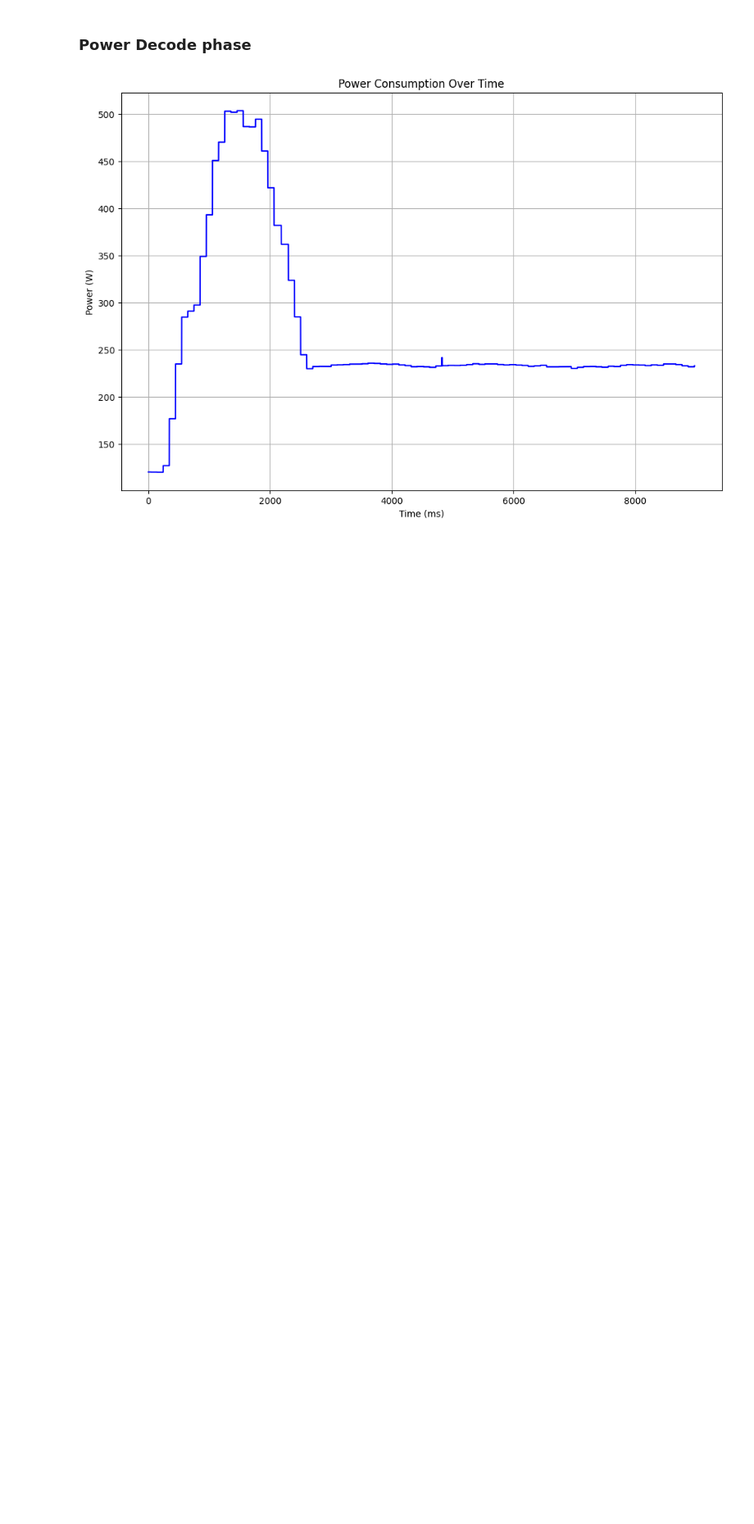
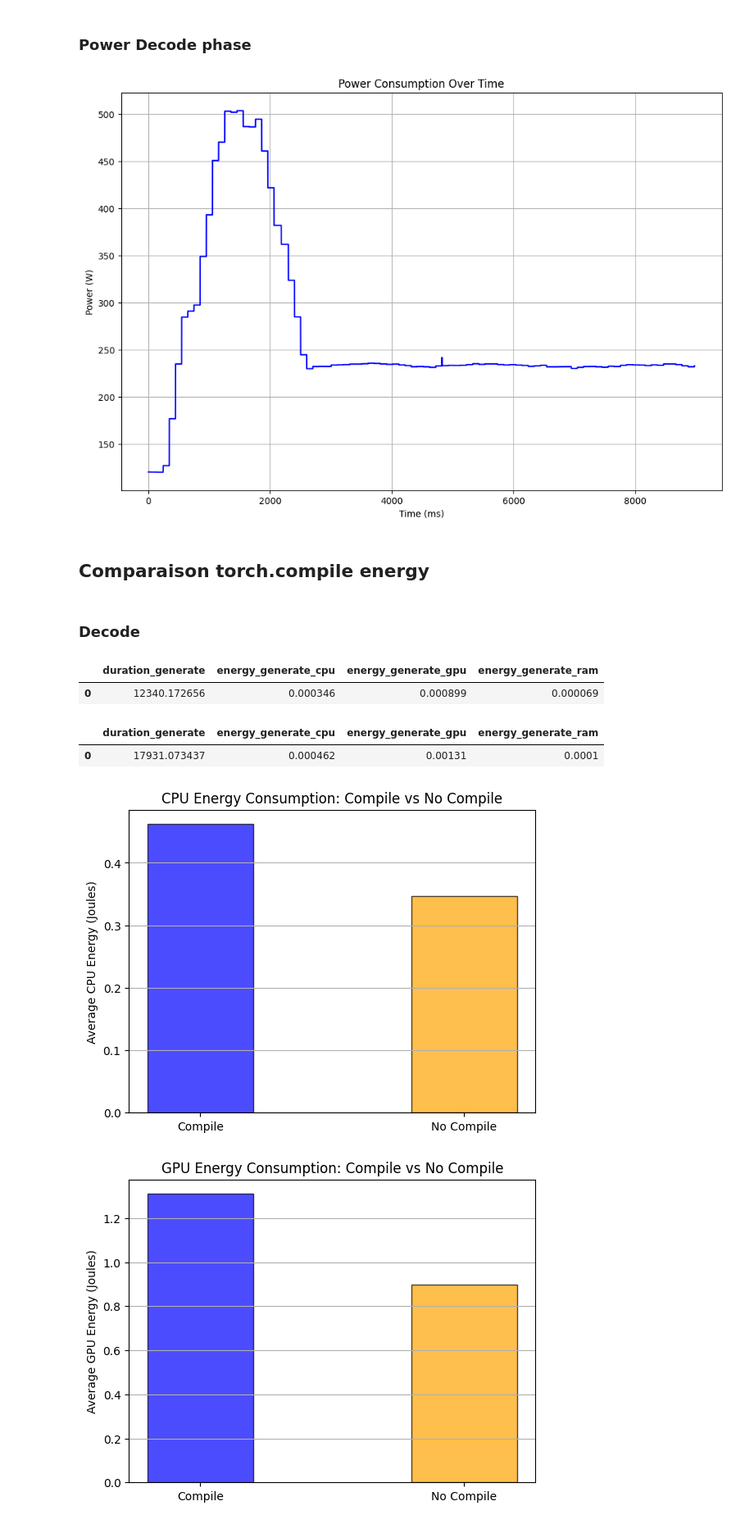
Before and after one commit to JulienDelavande/benchlab, a Jupyter notebook: microbench/test.ipynb, the cells around one changed output. Shown at 82% size. Drawn from its saved outputs; the diff is of its cells as text; code cells hidden in the pictures; blank space fills up the shorter version.

```diff
--- a/microbench/test.ipynb
+++ b/microbench/test.ipynb
@@ -312,3 +312,41 @@ plt.grid(True)
 plt.show()
 # %% [output]
 [figure]
+# %% [markdown]
+## Comparaison torch.compile energy
+# %% [markdown]
+### Decode
+# %%
+import pandas as pd
+csv_decode_compile = pd.read_csv("./tmp/energyllama8Bcompile_generate_results_bs1_input_length128_runs5_2025-07-10-15-01-17.csv")
+csv_decode_nocompile = pd.read_csv("./tmp/energyllama8B_generate_results_bs1_input_length128_runs5_2025-07-10-15-04-11.csv")
+csv_decode_nocompile
+# %% [output]
+|  | duration_generate | energy_generate_cpu | energy_generate_gpu | energy_generate_ram |
+| 0 | 12340.172656 | 0.000346 | 0.000899 | 0.000069 |
+# %%
+csv_decode_compile
+# %% [output]
+|  | duration_generate | energy_generate_cpu | energy_generate_gpu | energy_generate_ram |
+| 0 | 17931.073437 | 0.000462 | 0.00131 | 0.0001 |
+# %%
+import matplotlib.pyplot as plt
+plt.bar(['Compile', 'No Compile'],
+        [csv_decode_compile['energy_generate_cpu'].mean()*1000, csv_decode_nocompile['energy_generate_cpu'].mean()*1000],
+        color=['blue', 'orange'], edgecolor='black', alpha=0.7, width=0.4)
+plt.ylabel('Average CPU Energy (Joules)')
+plt.title('CPU Energy Consumption: Compile vs No Compile')
+plt.grid(axis='y')
+plt.show()
+
+import matplotlib.pyplot as plt
+plt.bar(['Compile', 'No Compile'],
+        [csv_decode_compile['energy_generate_gpu'].mean()*1000, csv_decode_nocompile['energy_generate_gpu'].mean()*1000],
+        color=['blue', 'orange'], edgecolor='black', alpha=0.7, width=0.4)
+plt.ylabel('Average GPU Energy (Joules)')
+plt.title('GPU Energy Consumption: Compile vs No Compile')
+plt.grid(axis='y')
+plt.show()
+# %% [output]
+[figure, added]
+[figure, added]
```
Also changed, not shown: parts of 13 cells of this notebook, 7 other files.
